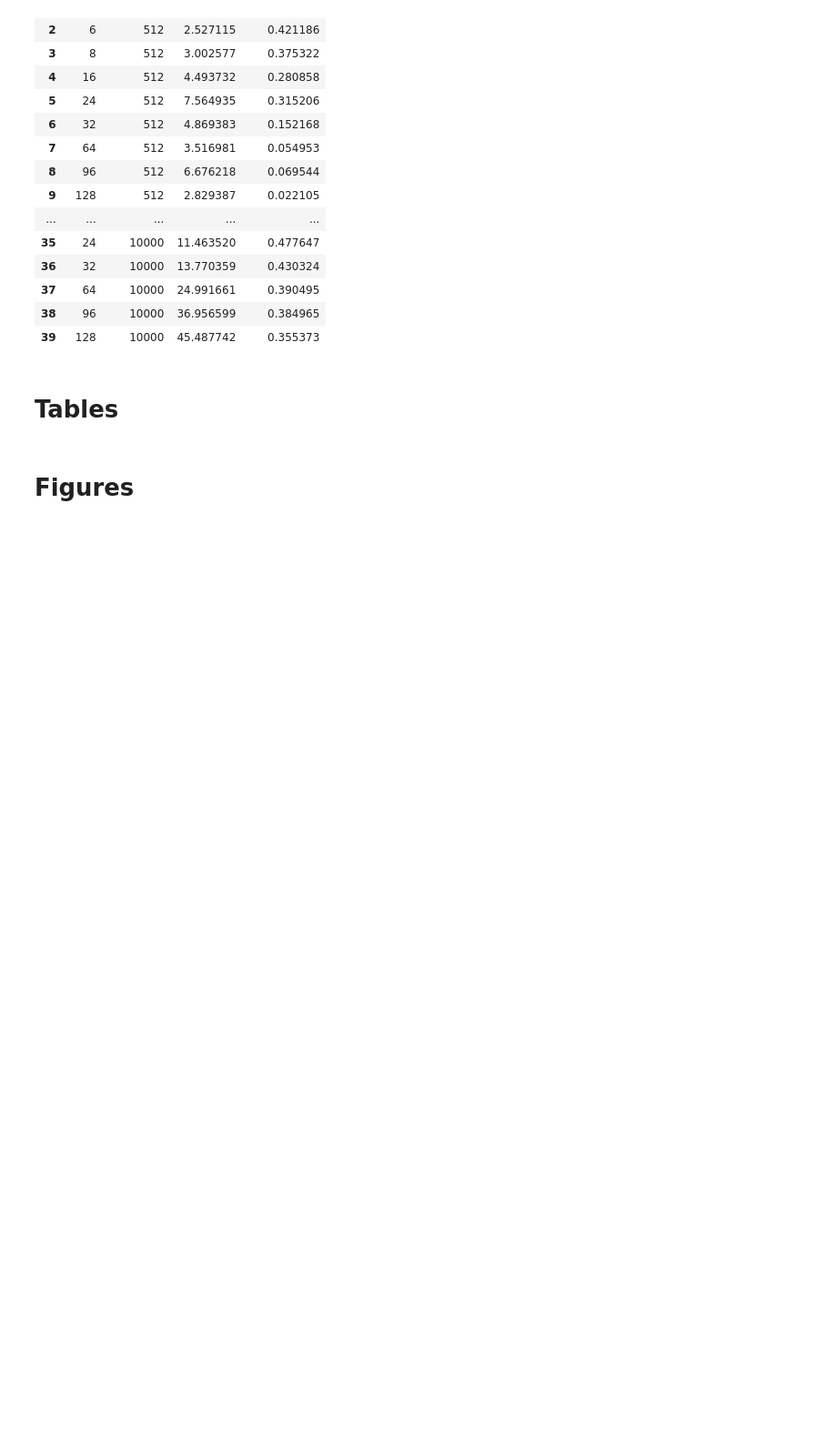
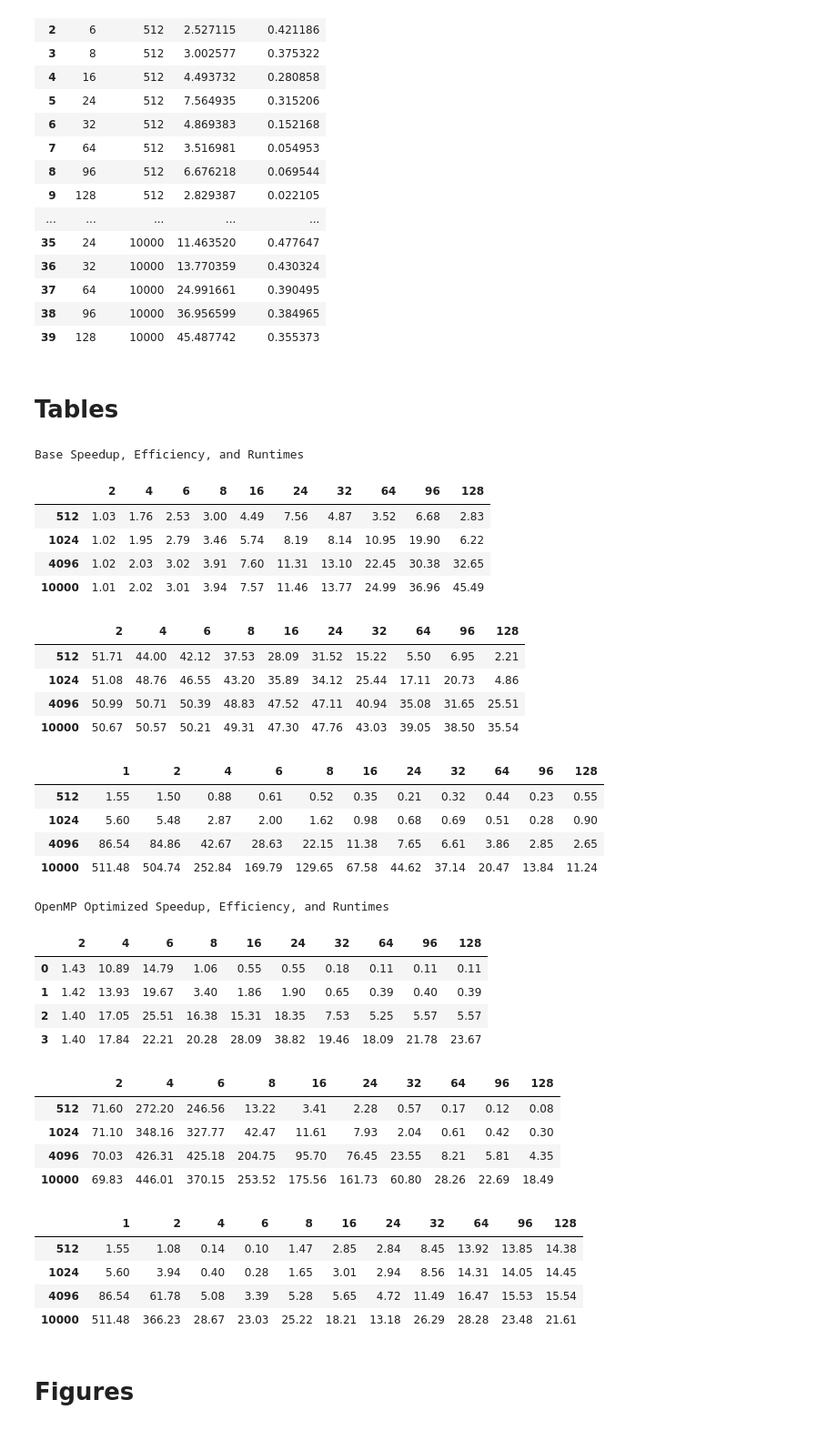
Before and after one commit to jfdev001/parallel-nbody, a Jupyter notebook: notebooks/figures.ipynb, the cells around one changed output. Shown at 91% size. Saved outputs shown, nothing was run; the diff lists cells and outputs as text; code cells hidden in the pictures; blank space fills up the shorter version.

Commit message:
presentation tables created

```diff
--- a/notebooks/figures.ipynb
+++ b/notebooks/figures.ipynb
@@ -220,7 +220,7 @@ for nbody in NBODIES:
         opt_speedup_efficiency["SIZE"].append(size)
         opt_speedup_efficiency["NBODIES"].append(nbody)
         opt_speedup_efficiency["SPEEDUP"].append(opt_speedup)
-        opt_speedup_efficiency["EFFICIENCy"].append(opt_efficiency)
+        opt_speedup_efficiency["EFFICIENCY"].append(opt_efficiency)
 
 # make dataframes
 base_speedup_efficiency = pd.DataFrame(base_speedup_efficiency)
@@ -250,2 +317,45 @@ base_speedup_efficiency
+# %%
+print("Base Speedup, Efficiency, and Runtimes")
+display(base_speedup_presentation)
+display(base_efficiency_presentation)
+display(base_rtime_presentation)
+print()
+print("OpenMP Optimized Speedup, Efficiency, and Runtimes")
+display(opt_speedup_presentation)
+display(opt_efficiency_presentation)
+display(opt_rtime_presentation)
+# %% [output]
+Base Speedup, Efficiency, and Runtimes
+|  | 2 | 4 | 6 | 8 | 16 | 24 | 32 | 64 | 96 | 128 |
+| 512 | 1.03 | 1.76 | 2.53 | 3.00 | 4.49 | 7.56 | 4.87 | 3.52 | 6.68 | 2.83 |
+| 1024 | 1.02 | 1.95 | 2.79 | 3.46 | 5.74 | 8.19 | 8.14 | 10.95 | 19.90 | 6.22 |
+| 4096 | 1.02 | 2.03 | 3.02 | 3.91 | 7.60 | 11.31 | 13.10 | 22.45 | 30.38 | 32.65 |
+| 10000 | 1.01 | 2.02 | 3.01 | 3.94 | 7.57 | 11.46 | 13.77 | 24.99 | 36.96 | 45.49 |
+|  | 2 | 4 | 6 | 8 | 16 | 24 | 32 | 64 | 96 | 128 |
+| 512 | 51.71 | 44.00 | 42.12 | 37.53 | 28.09 | 31.52 | 15.22 | 5.50 | 6.95 | 2.21 |
+| 1024 | 51.08 | 48.76 | 46.55 | 43.20 | 35.89 | 34.12 | 25.44 | 17.11 | 20.73 | 4.86 |
+| 4096 | 50.99 | 50.71 | 50.39 | 48.83 | 47.52 | 47.11 | 40.94 | 35.08 | 31.65 | 25.51 |
+| 10000 | 50.67 | 50.57 | 50.21 | 49.31 | 47.30 | 47.76 | 43.03 | 39.05 | 38.50 | 35.54 |
+|  | 1 | 2 | 4 | 6 | 8 | 16 | 24 | 32 | 64 | 96 | 128 |
+| 512 | 1.55 | 1.50 | 0.88 | 0.61 | 0.52 | 0.35 | 0.21 | 0.32 | 0.44 | 0.23 | 0.55 |
+| 1024 | 5.60 | 5.48 | 2.87 | 2.00 | 1.62 | 0.98 | 0.68 | 0.69 | 0.51 | 0.28 | 0.90 |
+| 4096 | 86.54 | 84.86 | 42.67 | 28.63 | 22.15 | 11.38 | 7.65 | 6.61 | 3.86 | 2.85 | 2.65 |
+| 10000 | 511.48 | 504.74 | 252.84 | 169.79 | 129.65 | 67.58 | 44.62 | 37.14 | 20.47 | 13.84 | 11.24 |
+OpenMP Optimized Speedup, Efficiency, and Runtimes
+|  | 2 | 4 | 6 | 8 | 16 | 24 | 32 | 64 | 96 | 128 |
+| 0 | 1.43 | 10.89 | 14.79 | 1.06 | 0.55 | 0.55 | 0.18 | 0.11 | 0.11 | 0.11 |
+| 1 | 1.42 | 13.93 | 19.67 | 3.40 | 1.86 | 1.90 | 0.65 | 0.39 | 0.40 | 0.39 |
+| 2 | 1.40 | 17.05 | 25.51 | 16.38 | 15.31 | 18.35 | 7.53 | 5.25 | 5.57 | 5.57 |
+| 3 | 1.40 | 17.84 | 22.21 | 20.28 | 28.09 | 38.82 | 19.46 | 18.09 | 21.78 | 23.67 |
+|  | 2 | 4 | 6 | 8 | 16 | 24 | 32 | 64 | 96 | 128 |
+| 512 | 71.60 | 272.20 | 246.56 | 13.22 | 3.41 | 2.28 | 0.57 | 0.17 | 0.12 | 0.08 |
+| 1024 | 71.10 | 348.16 | 327.77 | 42.47 | 11.61 | 7.93 | 2.04 | 0.61 | 0.42 | 0.30 |
+| 4096 | 70.03 | 426.31 | 425.18 | 204.75 | 95.70 | 76.45 | 23.55 | 8.21 | 5.81 | 4.35 |
+| 10000 | 69.83 | 446.01 | 370.15 | 253.52 | 175.56 | 161.73 | 60.80 | 28.26 | 22.69 | 18.49 |
+|  | 1 | 2 | 4 | 6 | 8 | 16 | 24 | 32 | 64 | 96 | 128 |
+| 512 | 1.55 | 1.08 | 0.14 | 0.10 | 1.47 | 2.85 | 2.84 | 8.45 | 13.92 | 13.85 | 14.38 |
+| 1024 | 5.60 | 3.94 | 0.40 | 0.28 | 1.65 | 3.01 | 2.94 | 8.56 | 14.31 | 14.05 | 14.45 |
+| 4096 | 86.54 | 61.78 | 5.08 | 3.39 | 5.28 | 5.65 | 4.72 | 11.49 | 16.47 | 15.53 | 15.54 |
+| 10000 | 511.48 | 366.23 | 28.67 | 23.03 | 25.22 | 18.21 | 13.18 | 26.29 | 28.28 | 23.48 | 21.61 |
 # %% [markdown]
 # Figures
```
Also changed, not shown: parts of 1 cell of this notebook.
